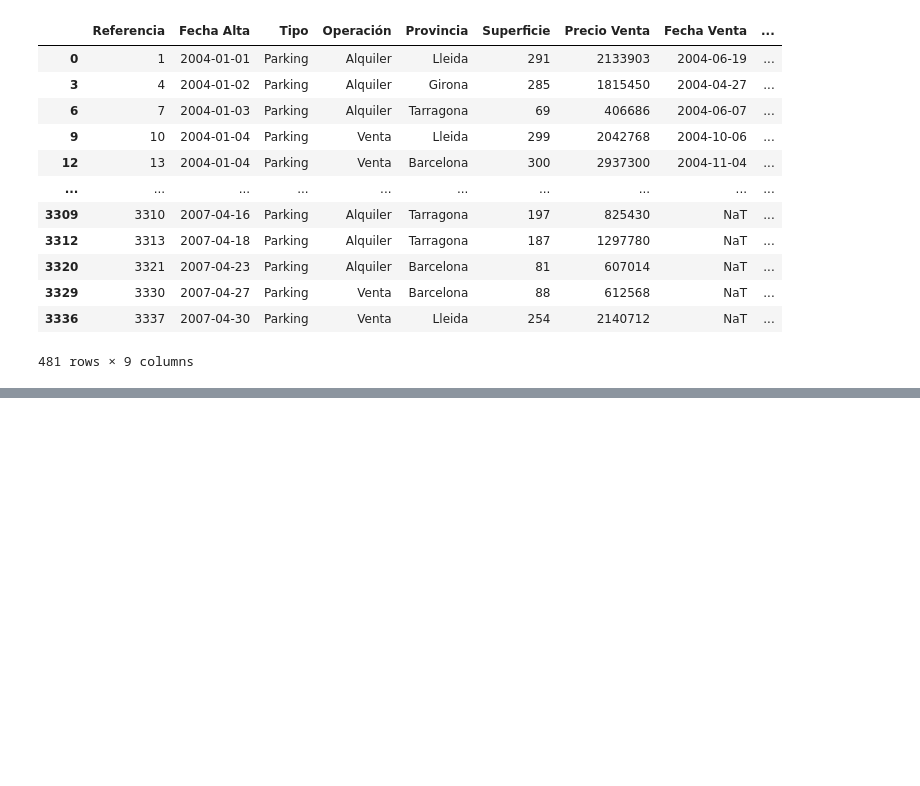
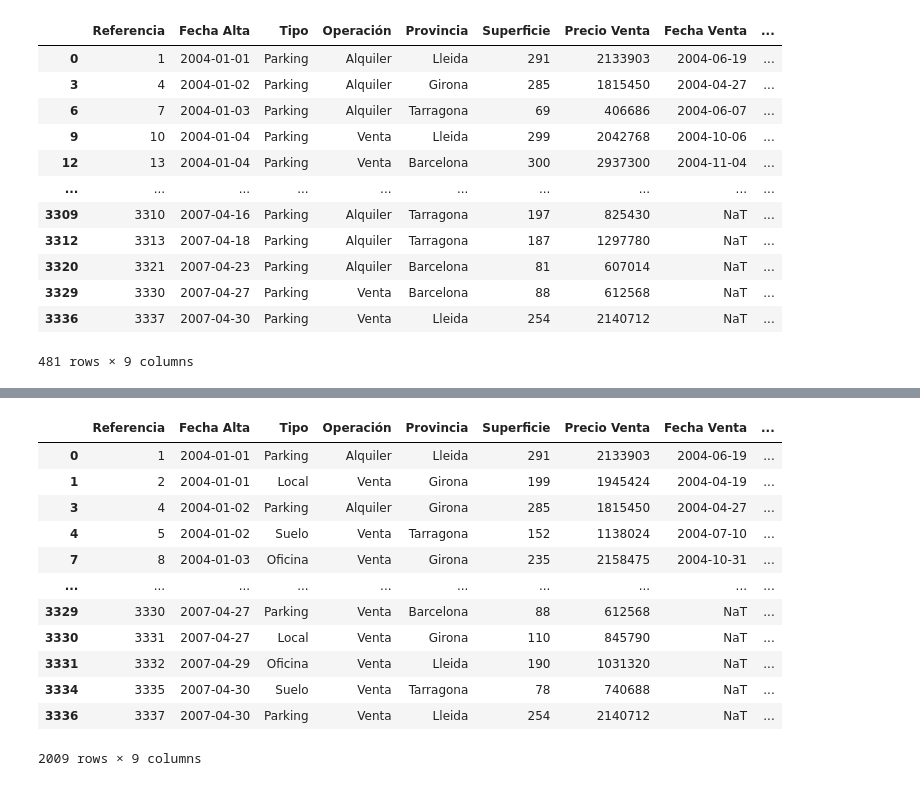
Before and after one commit to gabycantu/Reto-1, a Jupyter notebook: Reto-1.ipynb, the cells around one changed output, grey strips where cells are left out. Cells and saved outputs as stored; diff of their text form; code cells hidden in the pictures; blank space fills up the shorter version.

```diff
--- a/Reto-1.ipynb
+++ b/Reto-1.ipynb
@@ -43,0 +169,18 @@ filtro1.to_csv("filtro1.csv")
+# %%
+#Filtro 8, con conector lógico o
+filtro8=df[(df["Superficie"] > 250) | (df["Operación"] == "Venta")]
+filtro8
+# %% [output]
+|  | Referencia | Fecha Alta | Tipo | Operación | Provincia | Superficie | Precio Venta | Fecha Venta | ... |
+| 0 | 1 | 2004-01-01 | Parking | Alquiler | Lleida | 291 | 2133903 | 2004-06-19 | ... |
+| 1 | 2 | 2004-01-01 | Local | Venta | Girona | 199 | 1945424 | 2004-04-19 | ... |
+| 3 | 4 | 2004-01-02 | Parking | Alquiler | Girona | 285 | 1815450 | 2004-04-27 | ... |
+| 4 | 5 | 2004-01-02 | Suelo | Venta | Tarragona | 152 | 1138024 | 2004-07-10 | ... |
+| 7 | 8 | 2004-01-03 | Oficina | Venta | Girona | 235 | 2158475 | 2004-10-31 | ... |
+| ... | ... | ... | ... | ... | ... | ... | ... | ... | ... |
+| 3329 | 3330 | 2007-04-27 | Parking | Venta | Barcelona | 88 | 612568 | NaT | ... |
+| 3330 | 3331 | 2007-04-27 | Local | Venta | Girona | 110 | 845790 | NaT | ... |
+| 3331 | 3332 | 2007-04-29 | Oficina | Venta | Lleida | 190 | 1031320 | NaT | ... |
+| 3334 | 3335 | 2007-04-30 | Suelo | Venta | Tarragona | 78 | 740688 | NaT | ... |
+| 3336 | 3337 | 2007-04-30 | Parking | Venta | Lleida | 254 | 2140712 | NaT | ... |
+2009 rows × 9 columns
```
Also changed, not shown: parts of 15 cells of this notebook, 1 other file.
